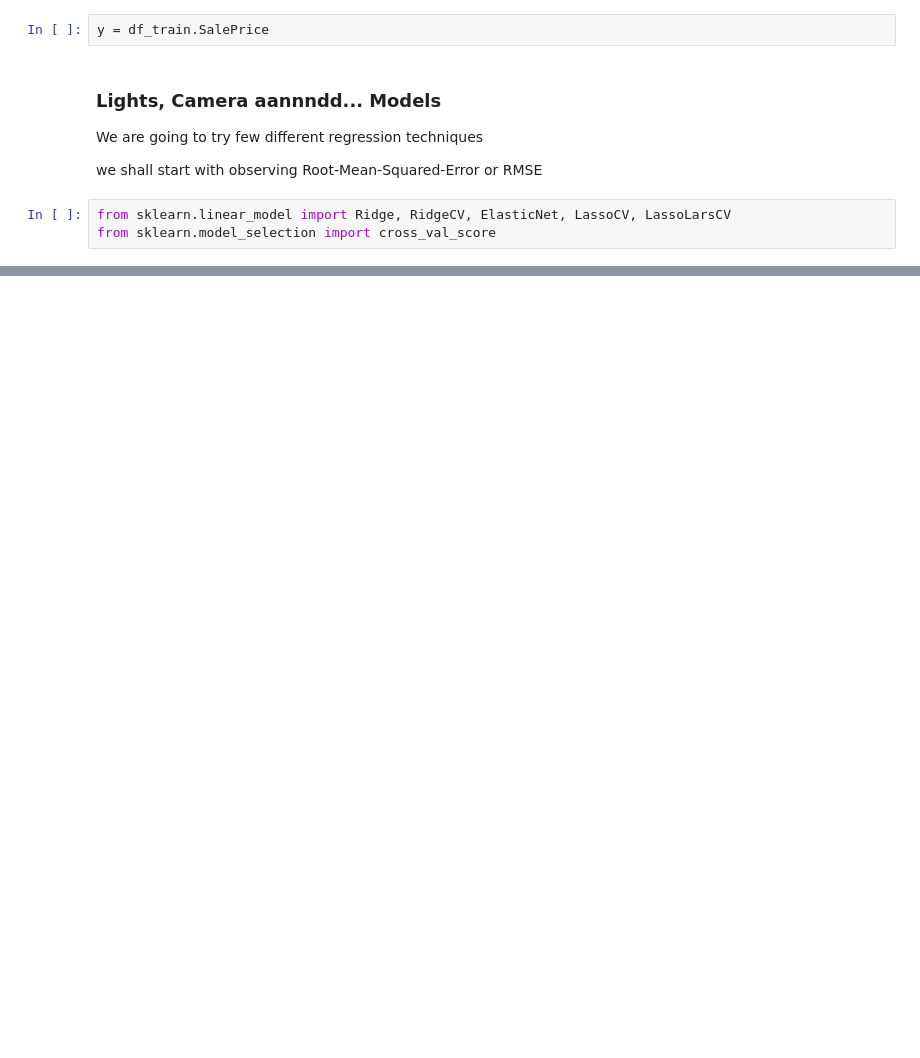
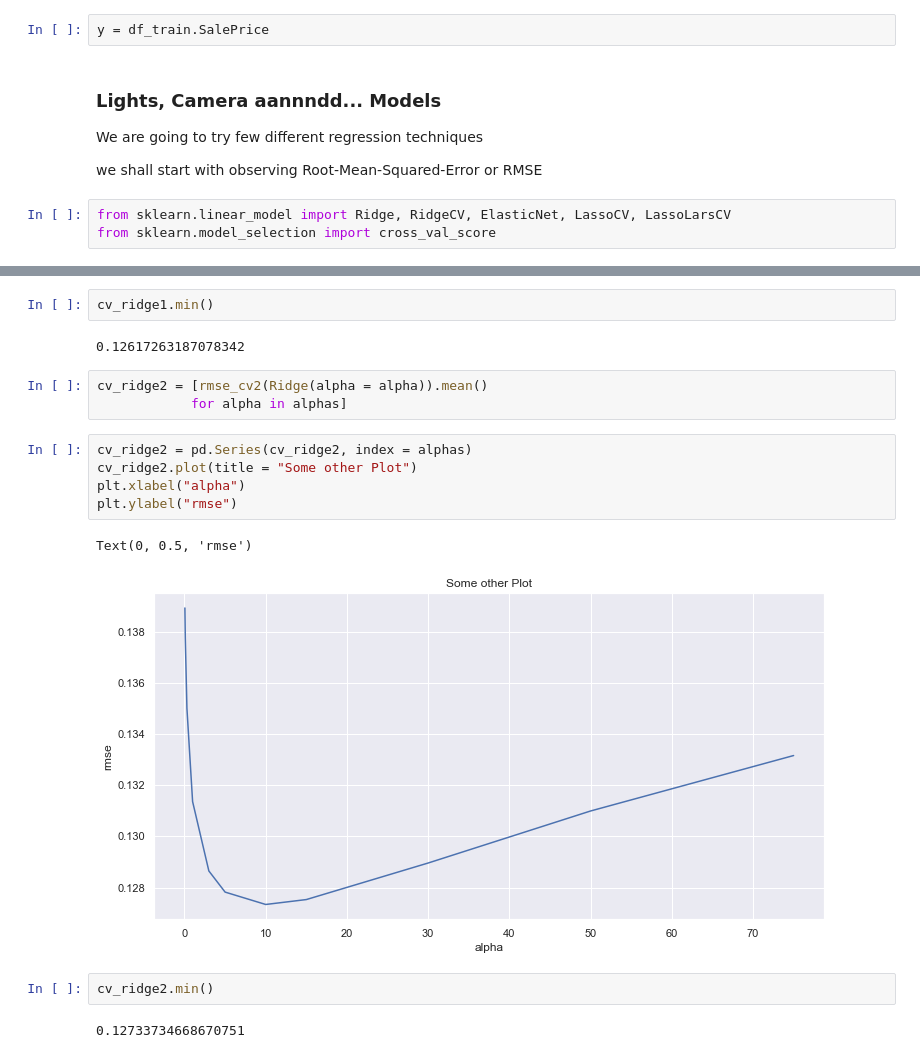
Before and after one commit to Ak-Gautam/Regularised_L_M, a Jupyter notebook: RLM.ipynb, the cells around one changed output, grey strips where cells are left out. Cells and saved outputs as stored; diff of their text form; blank space fills up the shorter version.

```diff
--- a/RLM.ipynb
+++ b/RLM.ipynb
@@ -523,0 +513,19 @@ Text(0, 0.5, 'rmse')
+# %%
+cv_ridge1.min()
+# %% [output]
+0.12617263187078342
+# %%
+cv_ridge2 = [rmse_cv2(Ridge(alpha = alpha)).mean()
+            for alpha in alphas]
+# %%
+cv_ridge2 = pd.Series(cv_ridge2, index = alphas)
+cv_ridge2.plot(title = "Some other Plot")
+plt.xlabel("alpha")
+plt.ylabel("rmse")
+# %% [output]
+Text(0, 0.5, 'rmse')
+[figure, added]
+# %%
+cv_ridge2.min()
+# %% [output]
+0.12733734668670751
```
Also changed, not shown: parts of 26 cells of this notebook.
